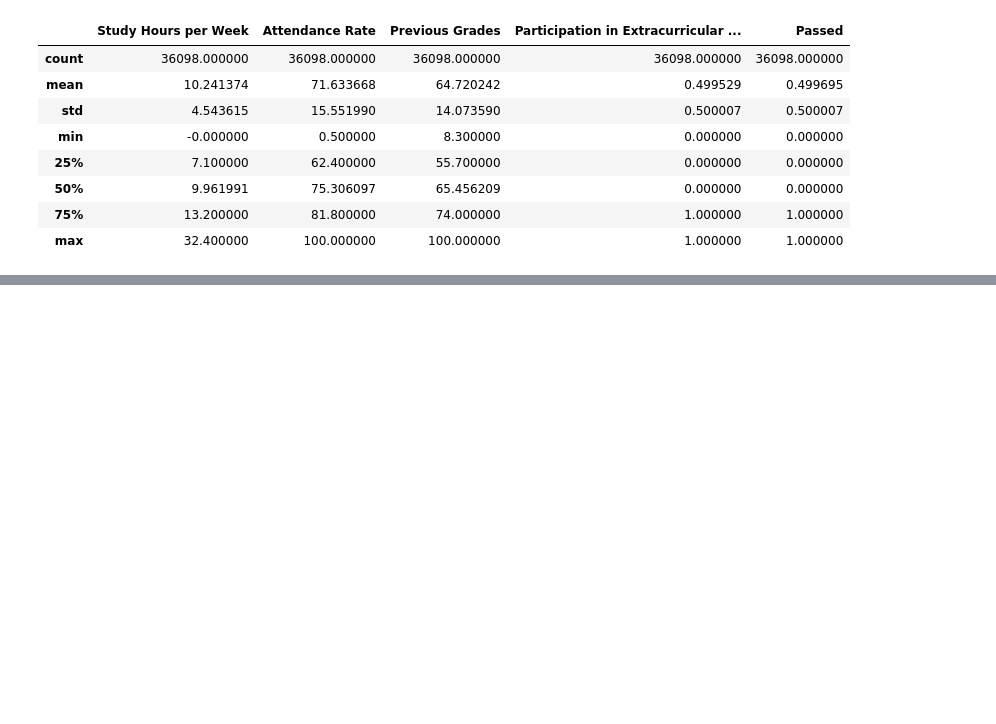
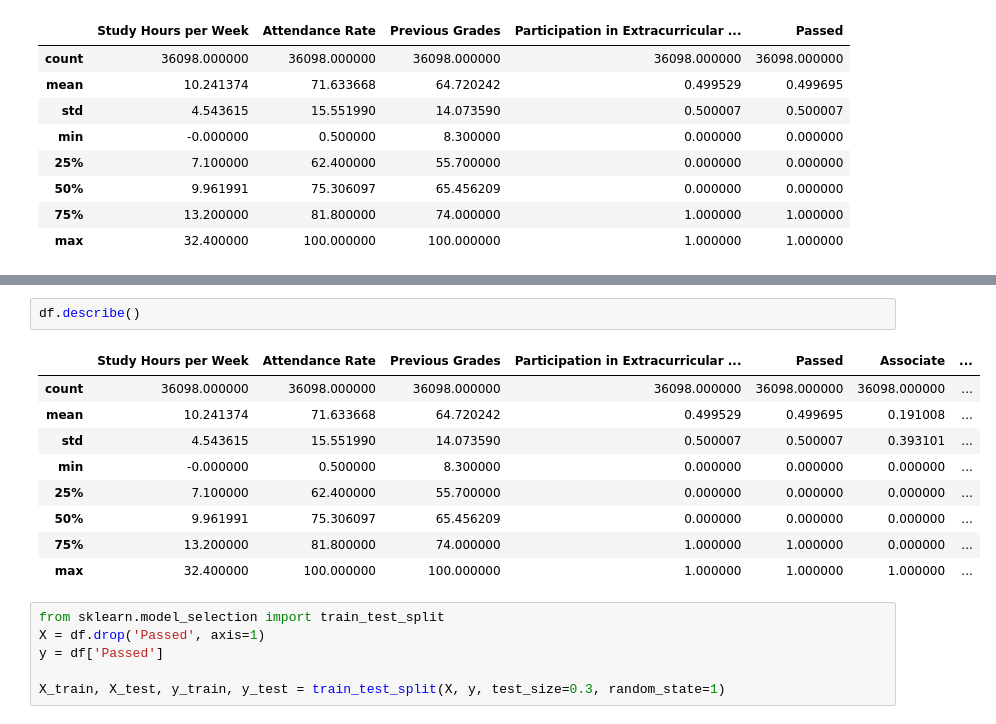
Before and after one commit to rahulpirwani7/Student-Pass-Fail-Prediction, a Jupyter notebook: Passandfailpredication.ipynb, the cells around one changed output, grey strips where cells are left out. Drawn from its saved outputs; the diff is of its cells as text; blank space fills up the shorter version.

```diff
--- a/Passandfailpredication.ipynb
+++ b/Passandfailpredication.ipynb
@@ -101,0 +100,18 @@ KeyError: "['Parent Education Level'] not found in axis"
+# %%
+df.describe()
+# %% [output]
+|  | Study Hours per Week | Attendance Rate | Previous Grades | Participation in Extracurricular ... | Passed | Associate | ... |
+| count | 36098.000000 | 36098.000000 | 36098.000000 | 36098.000000 | 36098.000000 | 36098.000000 | ... |
+| mean | 10.241374 | 71.633668 | 64.720242 | 0.499529 | 0.499695 | 0.191008 | ... |
+| std | 4.543615 | 15.551990 | 14.073590 | 0.500007 | 0.500007 | 0.393101 | ... |
+| min | -0.000000 | 0.500000 | 8.300000 | 0.000000 | 0.000000 | 0.000000 | ... |
+| 25% | 7.100000 | 62.400000 | 55.700000 | 0.000000 | 0.000000 | 0.000000 | ... |
+| 50% | 9.961991 | 75.306097 | 65.456209 | 0.000000 | 0.000000 | 0.000000 | ... |
+| 75% | 13.200000 | 81.800000 | 74.000000 | 1.000000 | 1.000000 | 0.000000 | ... |
+| max | 32.400000 | 100.000000 | 100.000000 | 1.000000 | 1.000000 | 1.000000 | ... |
+# %%
+from sklearn.model_selection import train_test_split
+X = df.drop('Passed', axis=1)
+y = df['Passed']
+
+X_train, X_test, y_train, y_test = train_test_split(X, y, test_size=0.3, random_state=1)
```
Also changed, not shown: parts of 4 cells of this notebook.
